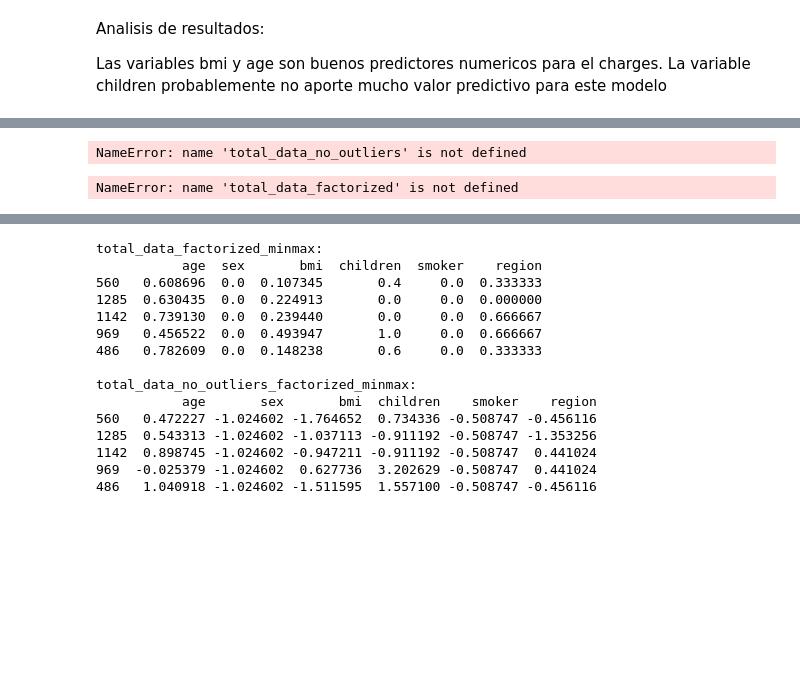
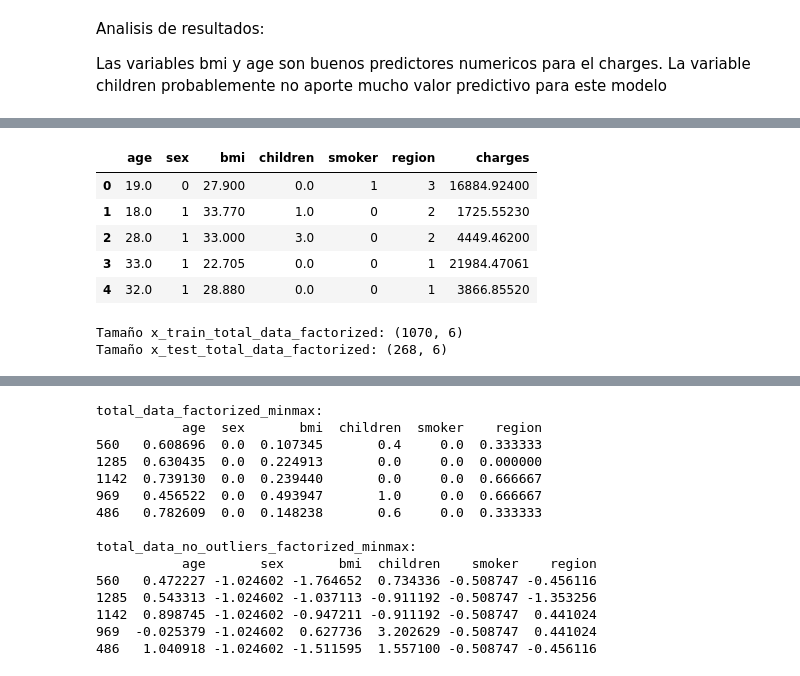
Before and after one commit to 4GeeksAcademy/ingenieropg80.REGRESION_LINEAL, a Jupyter notebook: src/explore.ipynb, the cells around one changed output, grey strips where cells are left out. Cells and saved outputs as stored; diff of their text form; code cells hidden in the pictures; blank space fills up the shorter version.

```diff
--- a/src/explore.ipynb
+++ b/src/explore.ipynb
@@ -148,28 +159,34 @@ total_data_factorized.head
 # %%
 #DATASET TOTAL_DATA SIN OUTLAIERS FACTORIZADO
 total_data_no_outliers_factorized = total_data_no_outliers.copy()
 
 for col in no_numericas:
    total_data_no_outliers_factorized[col] = total_data_no_outliers_factorized[col].astype('category').cat.codes
 
-total_data_no_outliers_factorized.head
+total_data_no_outliers_factorized.head()
 # %% [output]
-NameError: name 'total_data_no_outliers' is not defined
+|  | age | sex | bmi | children | smoker | region | charges |
+| 0 | 19.0 | 0 | 27.900 | 0.0 | 1 | 3 | 16884.92400 |
+| 1 | 18.0 | 1 | 33.770 | 1.0 | 0 | 2 | 1725.55230 |
+| 2 | 28.0 | 1 | 33.000 | 3.0 | 0 | 2 | 4449.46200 |
+| 3 | 33.0 | 1 | 22.705 | 0.0 | 0 | 1 | 21984.47061 |
+| 4 | 32.0 | 1 | 28.880 | 0.0 | 0 | 1 | 3866.85520 |
 # %%
 # DATASET TRAIN / TEST TOTAL_DATA CON OUTLAIERS FACTORIZADO
+target = 'charges'
 
+x = total_data_factorized.drop(columns=[target])
+y = total_data_factorized[target]
 
-X = total_data_factorized.drop(columns=['charges'])
-y = total_data_factorized['charges']
-
-X_train_total_data_factorized, X_test_total_data_factorized, _, _ = train_test_split(
-    X, y, test_size=0.2, random_state=42
+x_train_total_data_factorized, x_test_total_data_factorized, _, _ = train_test_split(
+    x, y, test_size=0.2, random_state=42
 )
 
-print("Tamaño X_train:", X_train_total_data_factorized.shape)
-print("Tamaño X_test:", X_test_total_data_factorized.shape)
+print("Tamaño x_train_total_data_factorized:", x_train_total_data_factorized.shape)
+print("Tamaño x_test_total_data_factorized:", x_test_total_data_factorized.shape)
 # %% [output]
-NameError: name 'total_data_factorized' is not defined
+Tamaño x_train_total_data_factorized: (1070, 6)
+Tamaño x_test_total_data_factorized: (268, 6)
 # %%
 # DATASET TRAIN / TEST TOTAL_DATA SIN OUTLAIERS FACTORIZADO
 
```
Also changed, not shown: parts of 23 cells of this notebook, 1 other file.
